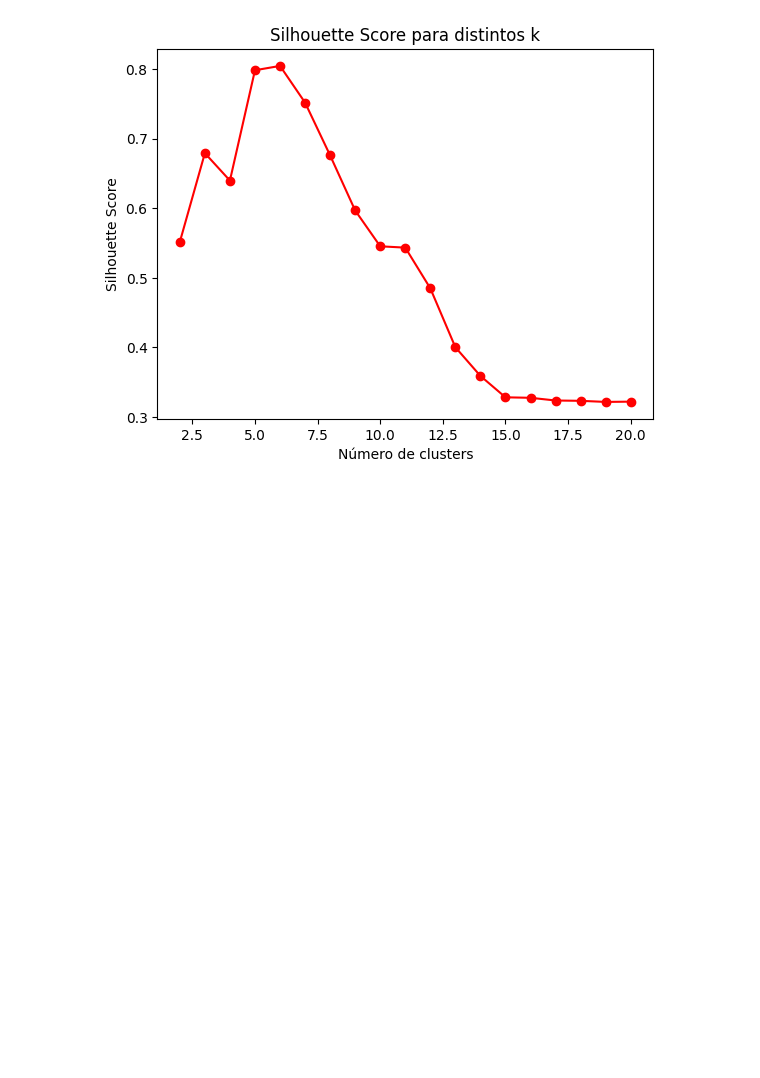
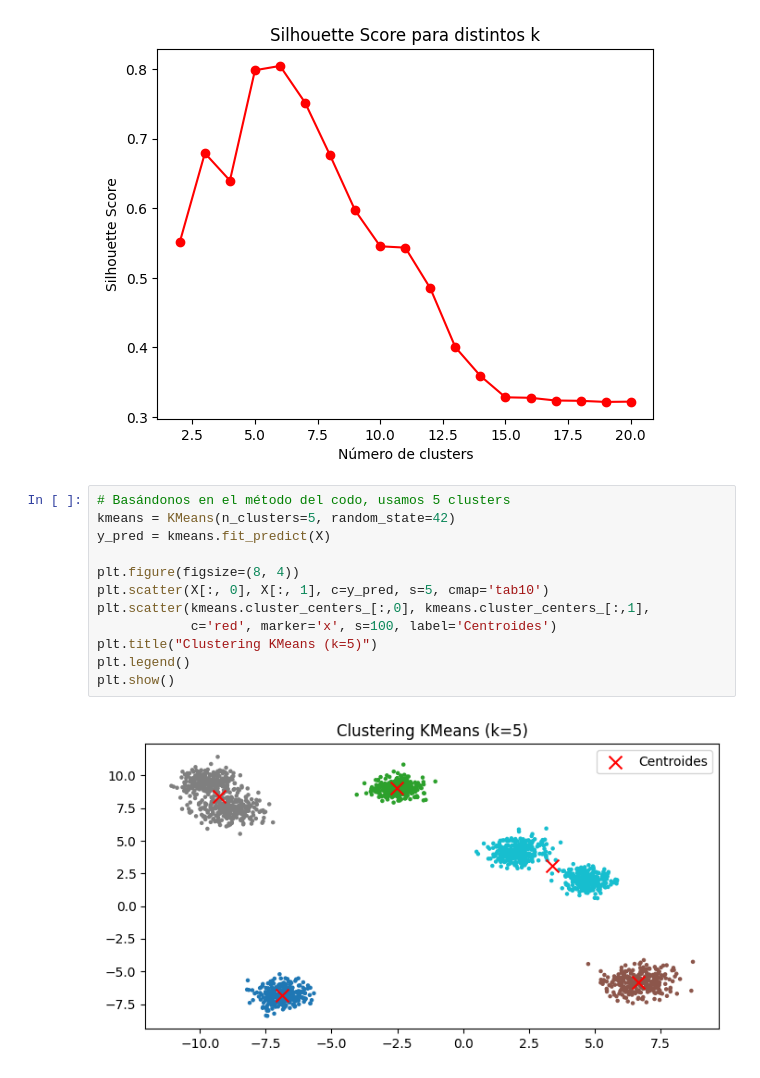
Before and after one commit to FelixMaturano/SIS420-2025, a Jupyter notebook: aprendizaje_no_supervisado/modificado.ipynb, the cells around one changed output. Drawn from its saved outputs; the diff is of its cells as text; blank space fills up the shorter version.

```diff
--- a/aprendizaje_no_supervisado/modificado.ipynb
+++ b/aprendizaje_no_supervisado/modificado.ipynb
@@ -96,3 +99,17 @@ plt.title('Silhouette Score para distintos k')
 plt.show()
 # %% [output]
 [figure]
+# %%
+# Basándonos en el método del codo, usamos 5 clusters
+kmeans = KMeans(n_clusters=5, random_state=42)
+y_pred = kmeans.fit_predict(X)
+
+plt.figure(figsize=(8, 4))
+plt.scatter(X[:, 0], X[:, 1], c=y_pred, s=5, cmap='tab10')
+plt.scatter(kmeans.cluster_centers_[:,0], kmeans.cluster_centers_[:,1],
+            c='red', marker='x', s=100, label='Centroides')
+plt.title("Clustering KMeans (k=5)")
+plt.legend()
+plt.show()
+# %% [output]
+[figure, added]
```
Also changed, not shown: parts of 6 cells of this notebook, 5 other files.
